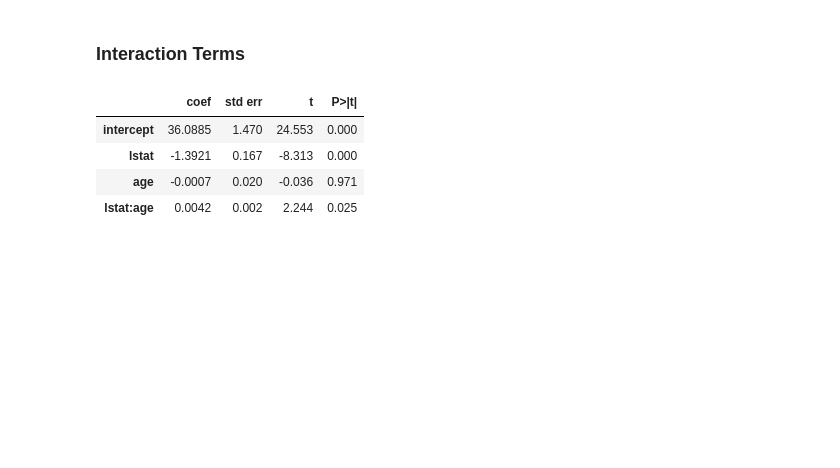
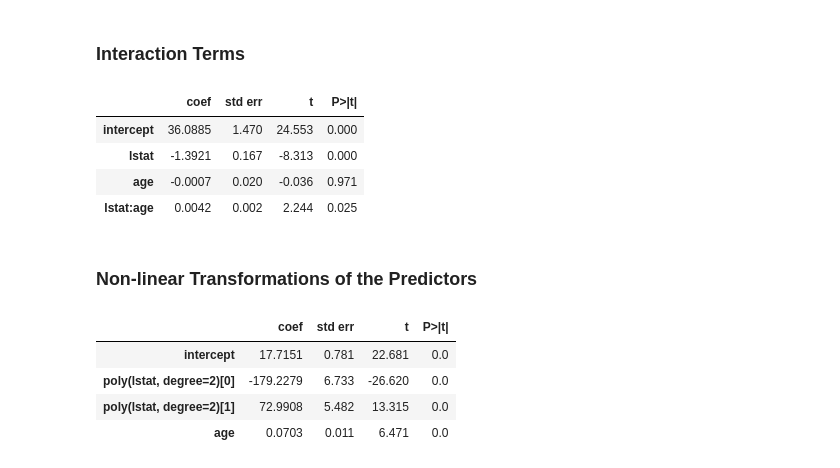
Before and after one commit to joakor89/An-Introduction-to-Statistical-Learning, a Jupyter notebook: chap_03/03_LR.ipynb, the cells around one changed output. Drawn from its saved outputs; the diff is of its cells as text; code cells hidden in the pictures; blank space fills up the shorter version.

```diff
--- a/chap_03/03_LR.ipynb
+++ b/chap_03/03_LR.ipynb
@@ -348,3 +348,5 @@ summarize(model2.fit ())
 | lstat | -1.3921 | 0.167 | -8.313 | 0.000 |
 | age | -0.0007 | 0.020 | -0.036 | 0.971 |
 | lstat:age | 0.0042 | 0.002 | 2.244 | 0.025 |
+# %% [markdown]
+### Non-linear Transformations of the Predictors
@@ -350,0 +358,8 @@ summarize(model2.fit ())
+# %%
+summarize(results3)
+# %% [output]
+|  | coef | std err | t | P>|t| |
+| intercept | 17.7151 | 0.781 | 22.681 | 0.0 |
+| poly(lstat, degree=2)[0] | -179.2279 | 6.733 | -26.620 | 0.0 |
+| poly(lstat, degree=2)[1] | 72.9908 | 5.482 | 13.315 | 0.0 |
+| age | 0.0703 | 0.011 | 6.471 | 0.0 |
```
Also changed, not shown: parts of 3 cells of this notebook.
